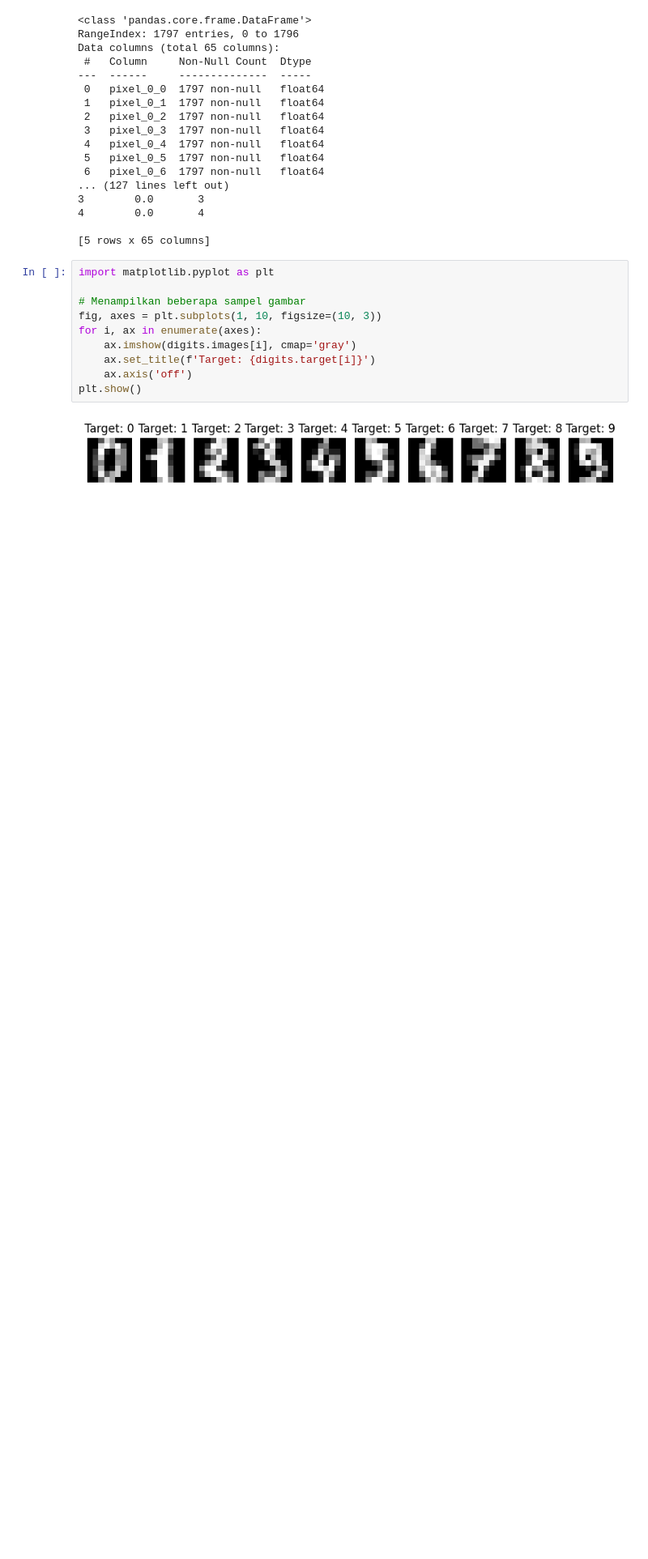
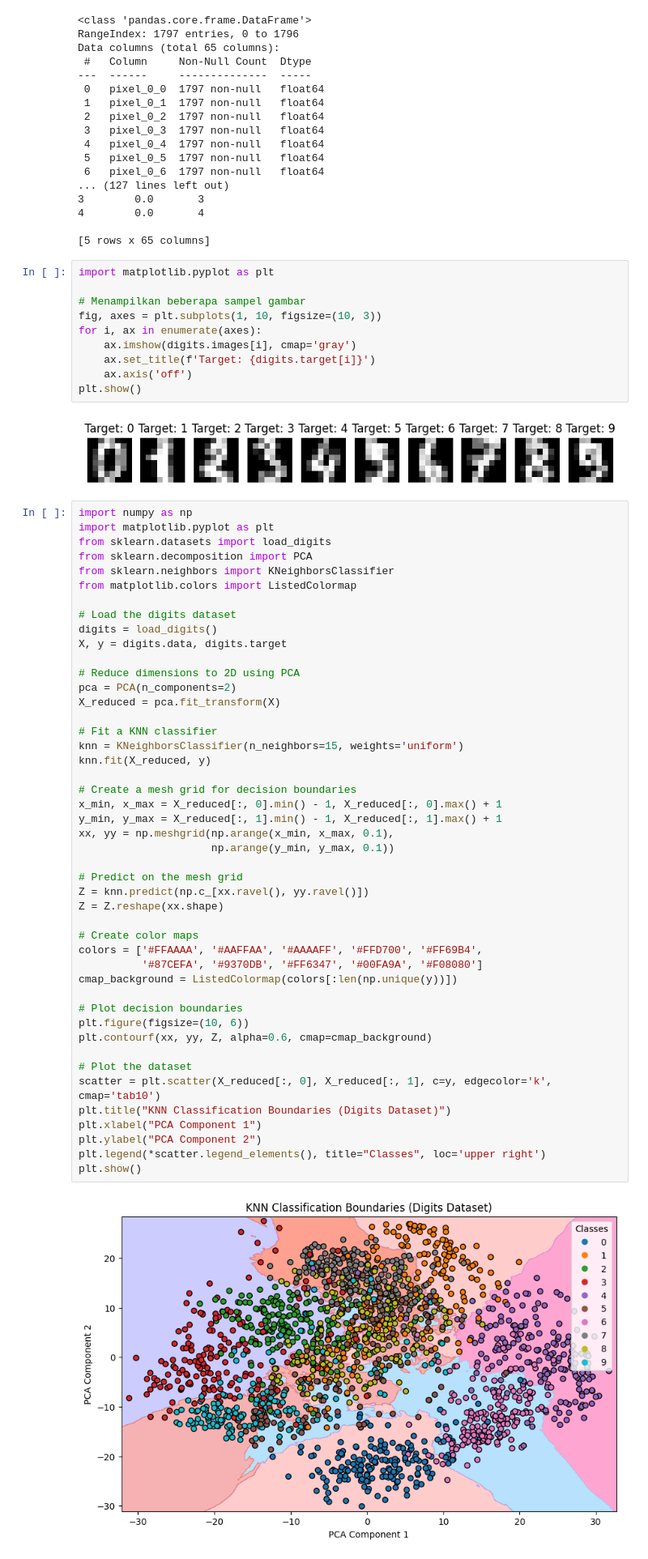
Before and after one commit to Fadelhamkaa/ML-KNN, a Jupyter notebook: LP5_Muhammad_Fadel_Hamka_60200122116_KNN.ipynb, the cells around one changed output. Shown at 81% size. Saved outputs shown, nothing was run; the diff lists cells and outputs as text; blank space fills up the shorter version.

```diff
--- a/LP5_Muhammad_Fadel_Hamka_60200122116_KNN.ipynb
+++ b/LP5_Muhammad_Fadel_Hamka_60200122116_KNN.ipynb
@@ -314,3 +314,51 @@ for i, ax in enumerate(axes):
 plt.show()
 # %% [output]
 [figure]
+# %%
+import numpy as np
+import matplotlib.pyplot as plt
+from sklearn.datasets import load_digits
+from sklearn.decomposition import PCA
+from sklearn.neighbors import KNeighborsClassifier
+from matplotlib.colors import ListedColormap
+
+# Load the digits dataset
+digits = load_digits()
+X, y = digits.data, digits.target
+
+# Reduce dimensions to 2D using PCA
+pca = PCA(n_components=2)
+X_reduced = pca.fit_transform(X)
+
+# Fit a KNN classifier
+knn = KNeighborsClassifier(n_neighbors=15, weights='uniform')
+knn.fit(X_reduced, y)
+
+# Create a mesh grid for decision boundaries
+x_min, x_max = X_reduced[:, 0].min() - 1, X_reduced[:, 0].max() + 1
+y_min, y_max = X_reduced[:, 1].min() - 1, X_reduced[:, 1].max() + 1
+xx, yy = np.meshgrid(np.arange(x_min, x_max, 0.1),
+                     np.arange(y_min, y_max, 0.1))
+
+# Predict on the mesh grid
+Z = knn.predict(np.c_[xx.ravel(), yy.ravel()])
+Z = Z.reshape(xx.shape)
+
+# Create color maps
+colors = ['#FFAAAA', '#AAFFAA', '#AAAAFF', '#FFD700', '#FF69B4',
+          '#87CEFA', '#9370DB', '#FF6347', '#00FA9A', '#F08080']
+cmap_background = ListedColormap(colors[:len(np.unique(y))])
+
+# Plot decision boundaries
+plt.figure(figsize=(10, 6))
+plt.contourf(xx, yy, Z, alpha=0.6, cmap=cmap_background)
+
+# Plot the dataset
+scatter = plt.scatter(X_reduced[:, 0], X_reduced[:, 1], c=y, edgecolor='k', cmap='tab10')
+plt.title("KNN Classification Boundaries (Digits Dataset)")
+plt.xlabel("PCA Component 1")
+plt.ylabel("PCA Component 2")
+plt.legend(*scatter.legend_elements(), title="Classes", loc='upper right')
+plt.show()
+# %% [output]
+[figure, added]
```
